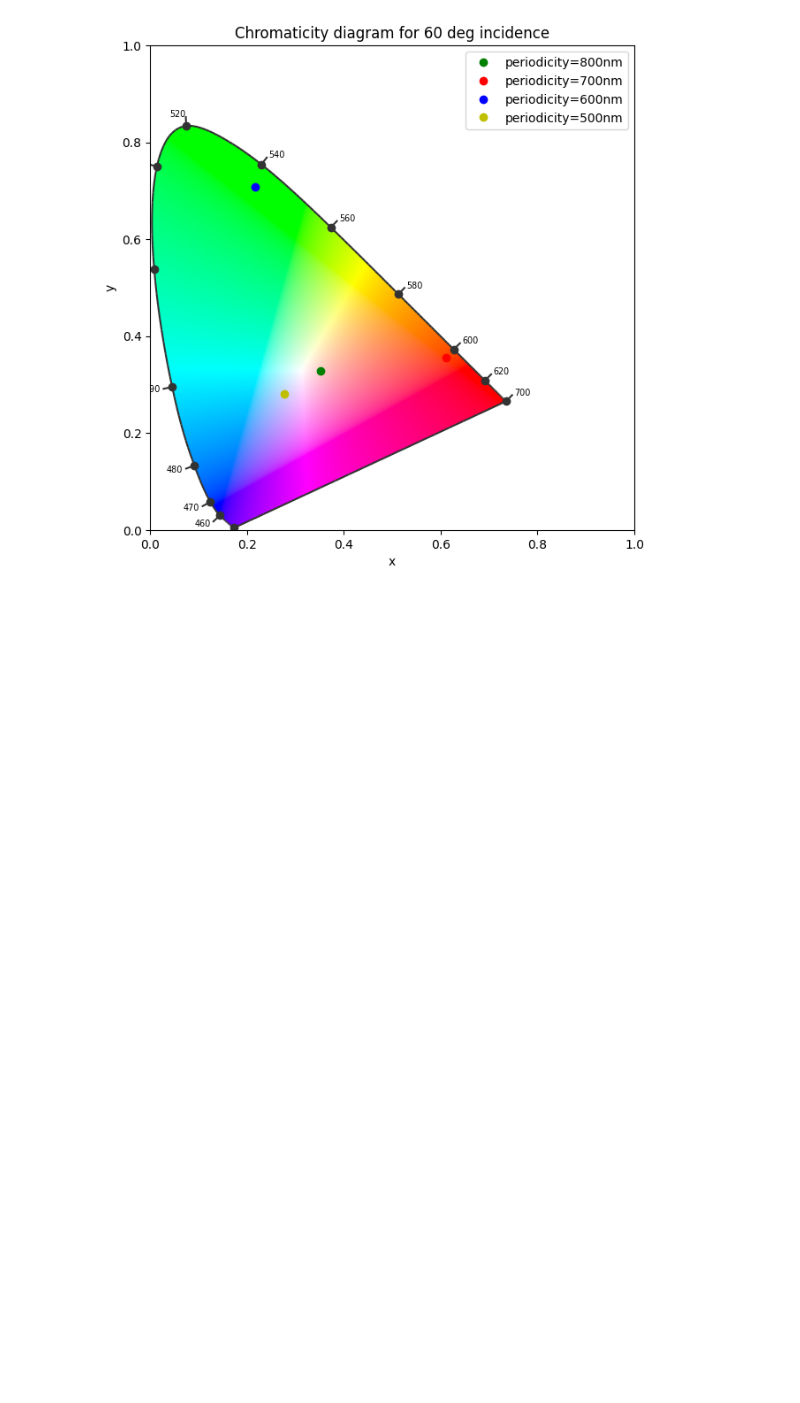
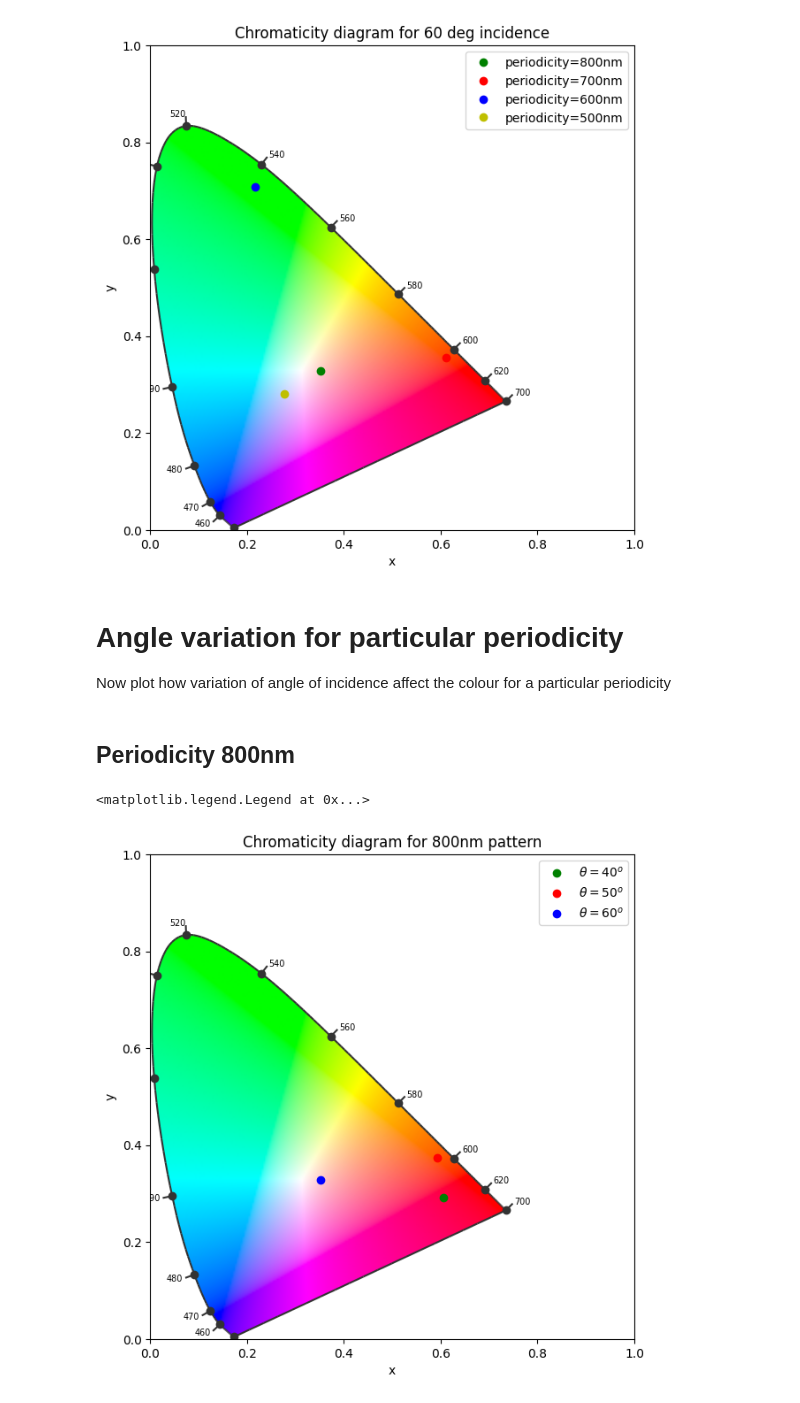
Before and after one commit to Feymankamal/Chromaticity-1931, a Jupyter notebook: colour_map.ipynb, the cells around one changed output. Saved outputs shown, nothing was run; the diff lists cells and outputs as text; code cells hidden in the pictures; blank space fills up the shorter version.

```diff
--- a/colour_map.ipynb
+++ b/colour_map.ipynb
@@ -532,3 +534,21 @@ plt.legend(loc='upper right')
 # %% [output]
 <matplotlib.legend.Legend at 0x...>
 [figure]
+# %% [markdown]
+# Angle variation for particular periodicity
+Now plot how variation of angle of incidence affect the colour for a particular periodicity
+# %% [markdown]
+## Periodicity 800nm
+# %%
+import colour
+figure, axes = colour.plotting.diagrams.plot_chromaticity_diagram_CIE1931(standalone=False)
+axes.plot(xch40_800,ych40_800, 'go', label=r'$\theta=40^o$')
+axes.plot(xch50_800, ych50_800, 'ro', label=r'$\theta=50^o$')
+axes.plot(xch60_800, ych60_800, 'bo', label=r'$\theta=60^o$')
+plt.xlabel('x')
+plt.ylabel('y')
+plt.title('Chromaticity diagram for 800nm pattern')
+plt.legend(loc='upper right')
+# %% [output]
+<matplotlib.legend.Legend at 0x...>
+[figure, added]
```
Also changed, not shown: parts of 12 cells of this notebook.
